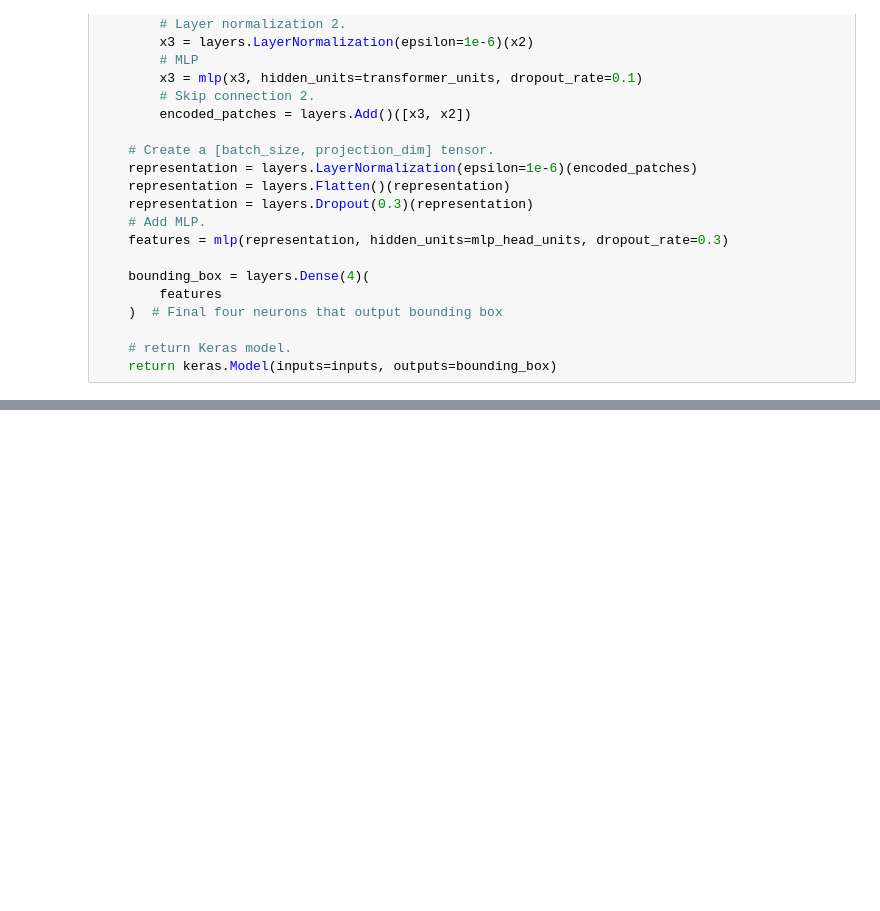
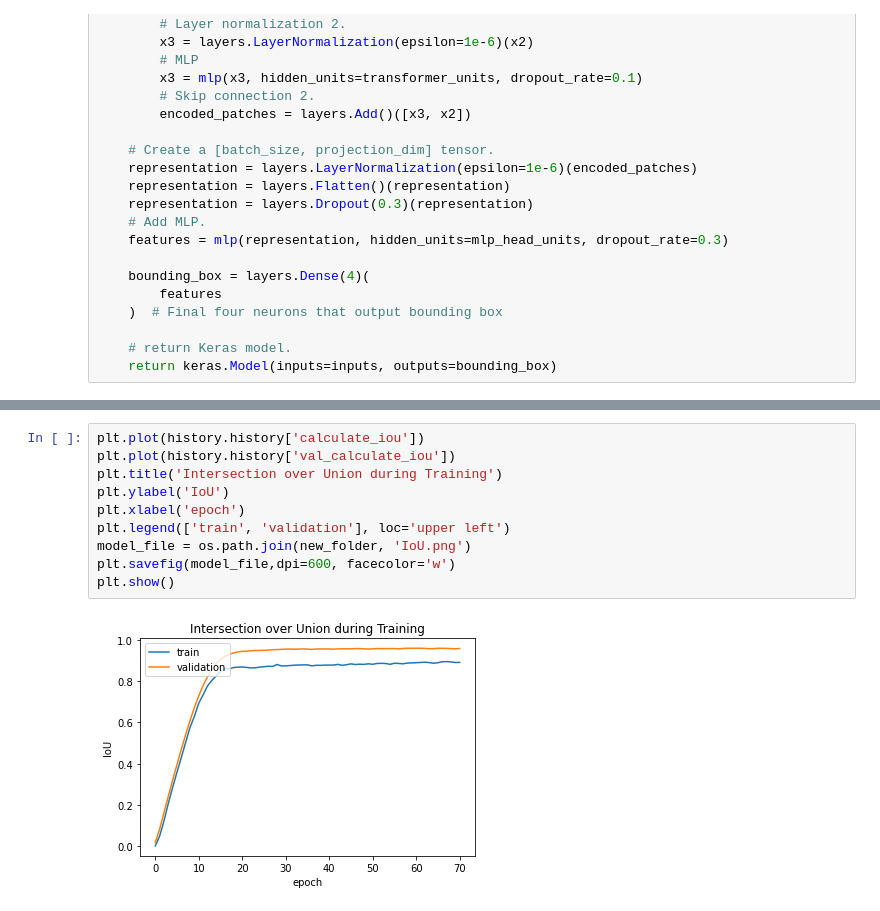
Before and after one commit to cchandel-dev/object-detection, a Jupyter notebook: custom object detection/Transformer based Object Detection.ipynb, the cells around one changed output, grey strips where cells are left out. Cells and saved outputs as stored; diff of their text form; blank space fills up the shorter version.

```diff
--- a/custom object detection/Transformer based Object Detection.ipynb
+++ b/custom object detection/Transformer based Object Detection.ipynb
@@ -488,0 +518,12 @@ mean_iou: 0.8852535657924376
+# %%
+plt.plot(history.history['calculate_iou'])
+plt.plot(history.history['val_calculate_iou'])
+plt.title('Intersection over Union during Training')
+plt.ylabel('IoU')
+plt.xlabel('epoch')
+plt.legend(['train', 'validation'], loc='upper left')
+model_file = os.path.join(new_folder, 'IoU.png')
+plt.savefig(model_file,dpi=600, facecolor='w')
+plt.show()
+# %% [output]
+[figure, added]
```
Also changed, not shown: parts of 9 cells of this notebook, 26 other files.
